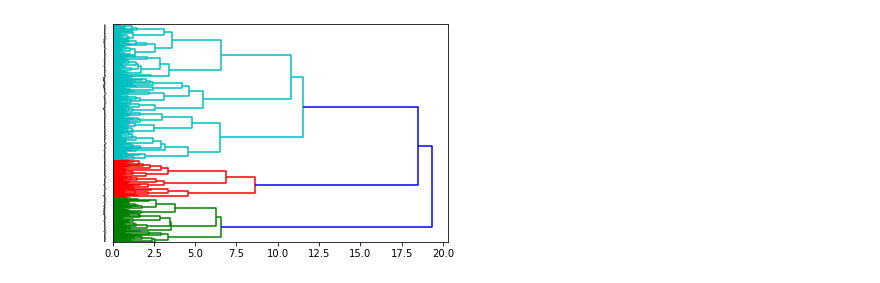
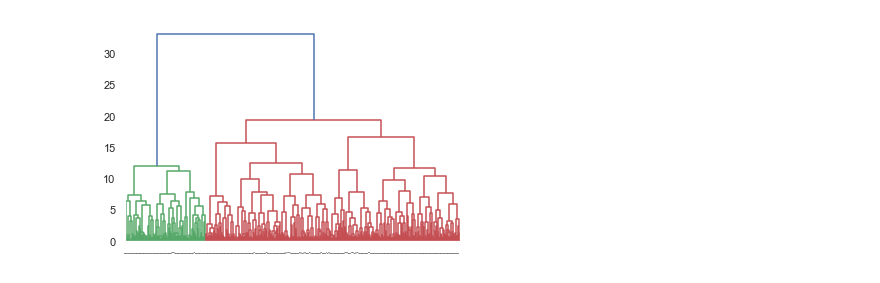
Before and after one commit to ani231990/-est_Statistics, a Jupyter notebook: Кластеризация_П.ipynb, the cells around one changed output. Saved outputs shown, nothing was run; the diff lists cells and outputs as text; code cells hidden in the pictures.

```diff
--- a/Кластеризация_П.ipynb
+++ b/Кластеризация_П.ipynb
@@ -73,5 +179,0 @@ df_for_clust.head()
-# %%
-link = linkage(df_for_clust, 'ward', 'euclidean')
-dn = dendrogram(link, orientation = "right", leaf_font_size = 0)
-# %% [output]
-[figure, removed]
@@ -77,0 +190,8 @@ dn = dendrogram(link, orientation = "right", leaf_font_size = 0)
+# %%
+# Дендрограмма для z-нормализации:
+# Видно, что изменение нормализации не повлияло на кластеризацию.
+# В дальнейшем будем работать с Макс-Мин нормализацией.
+link_znorm = linkage(df_for_clust_znorm, 'ward', 'euclidean')
+dn_znorm = dendrogram(link_znorm, orientation = "top", leaf_font_size = 0)
+# %% [output]
+[figure, added]
```
Also changed, not shown: parts of 20 cells of this notebook.
